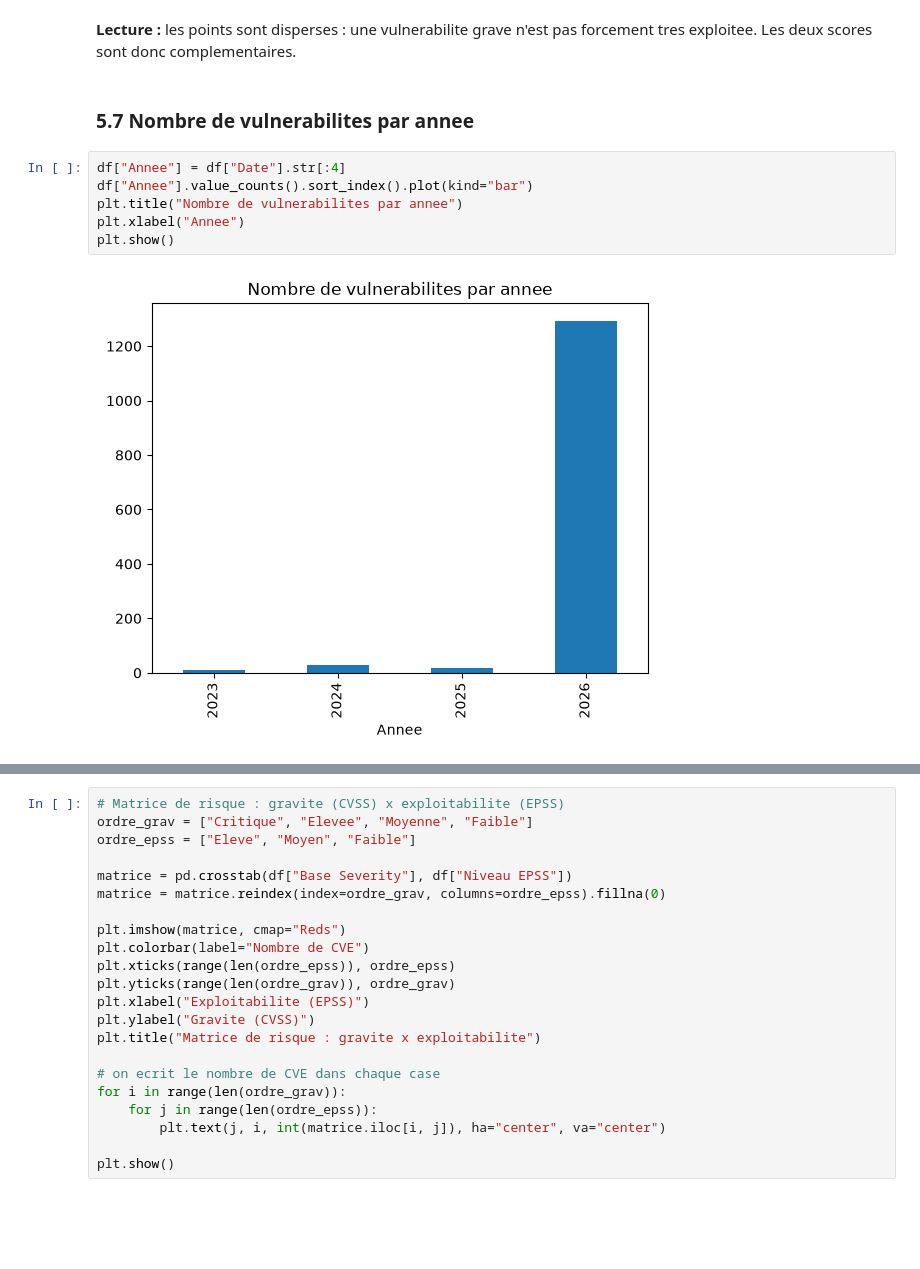
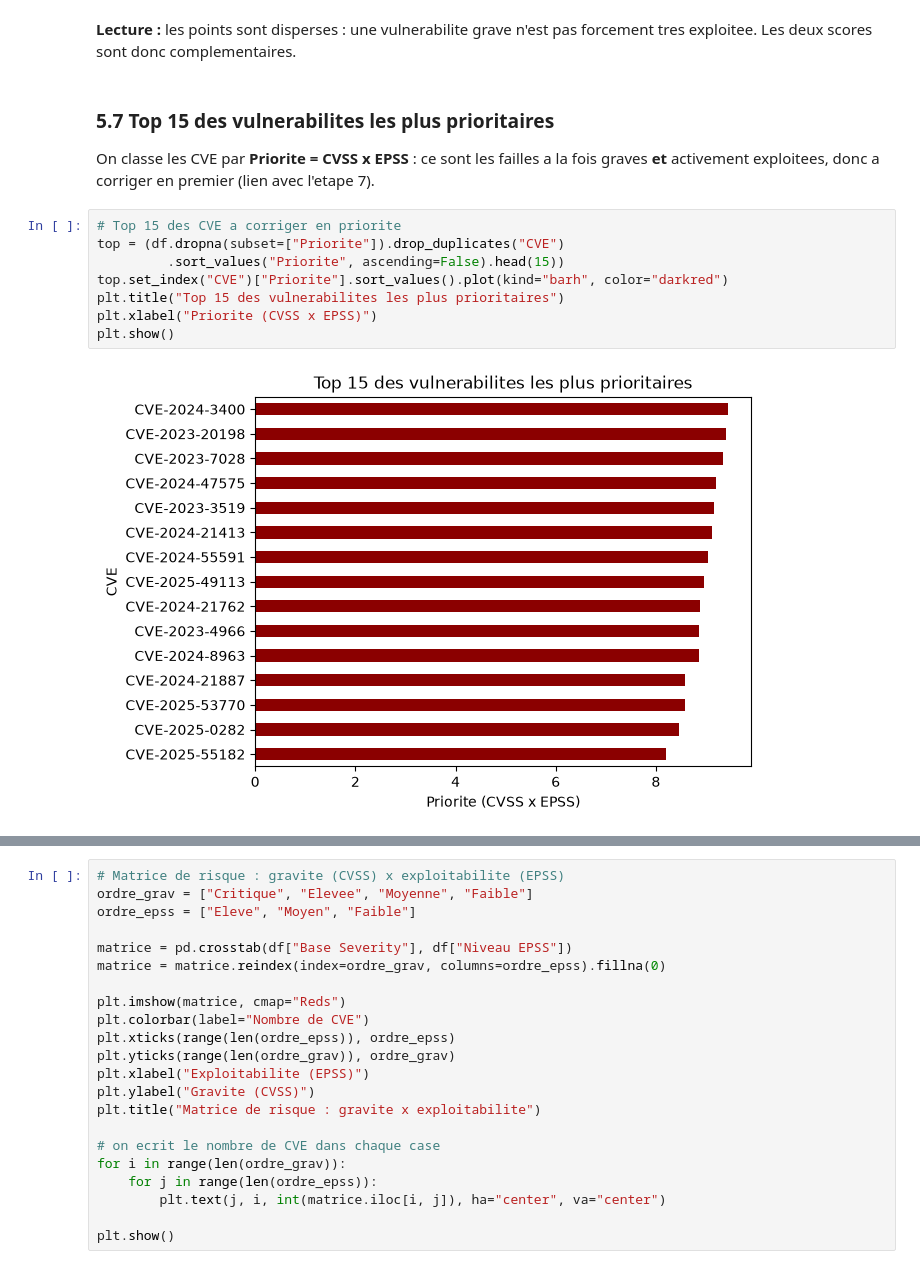
Before and after one commit to Evit94/Data_Science, a Jupyter notebook: analyse_anssi.ipynb, the cells around one changed output, grey strips where cells are left out. Saved outputs shown, nothing was run; the diff lists cells and outputs as text; blank space fills up the shorter version.

```diff
--- a/analyse_anssi.ipynb
+++ b/analyse_anssi.ipynb
@@ -129,13 +133,17 @@ plt.show()
 # %% [markdown]
 **Lecture :** les points sont disperses : une vulnerabilite grave n'est pas
 forcement tres exploitee. Les deux scores sont donc complementaires.
-# %% [markdown]
-### 5.7 Nombre de vulnerabilites par annee
-# %%
-df["Annee"] = df["Date"].str[:4]
-df["Annee"].value_counts().sort_index().plot(kind="bar")
-plt.title("Nombre de vulnerabilites par annee")
-plt.xlabel("Annee")
-plt.show()
-# %% [output]
-[figure, removed]
+# %% [markdown]
+### 5.7 Top 15 des vulnerabilites les plus prioritaires
+On classe les CVE par **Priorite = CVSS x EPSS** : ce sont les failles a la fois
+graves **et** activement exploitees, donc a corriger en premier (lien avec l'etape 7).
+# %%
+# Top 15 des CVE a corriger en priorite
+top = (df.dropna(subset=["Priorite"]).drop_duplicates("CVE")
+         .sort_values("Priorite", ascending=False).head(15))
+top.set_index("CVE")["Priorite"].sort_values().plot(kind="barh", color="darkred")
+plt.title("Top 15 des vulnerabilites les plus prioritaires")
+plt.xlabel("Priorite (CVSS x EPSS)")
+plt.show()
+# %% [output]
+[figure, added]
```
Also changed, not shown: parts of 9 cells of this notebook.
